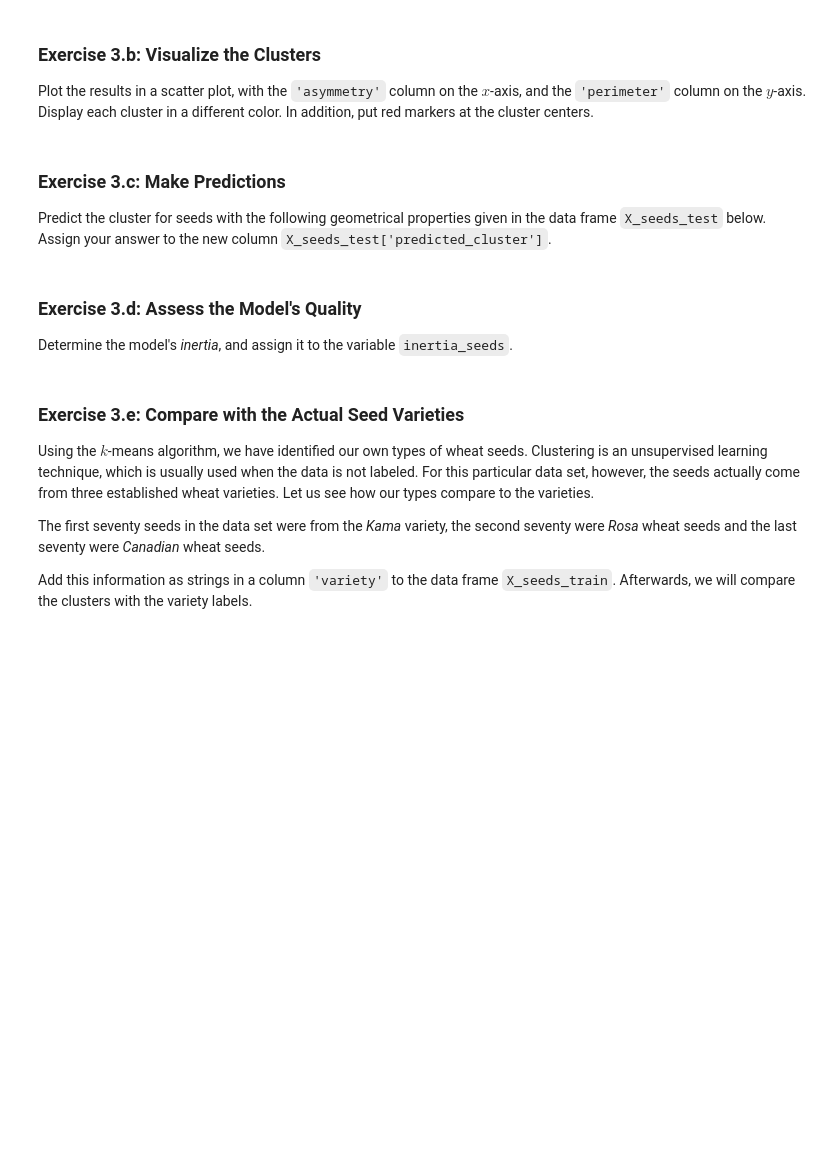
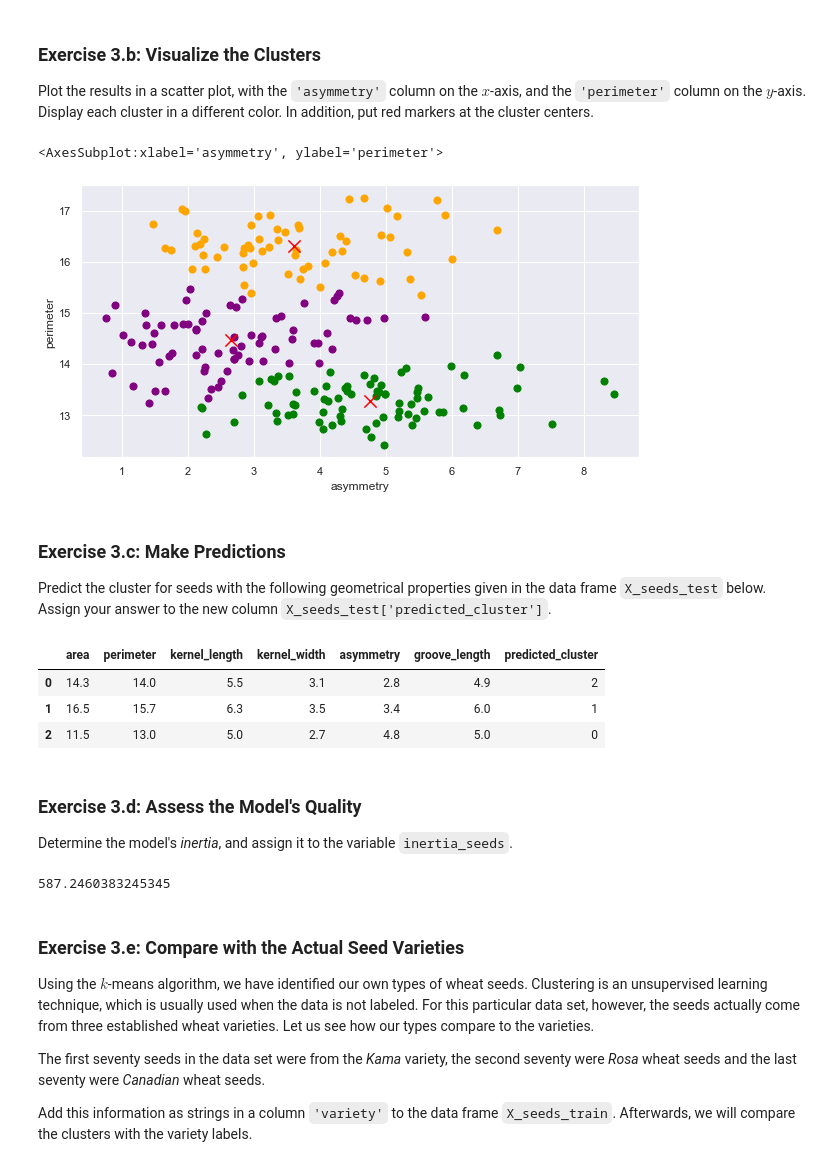
Before and after one commit to danieltyukov/tue-data-analytics, a Jupyter notebook: 3_DMM/Exercises-DMM-1819283.ipynb, the cells around one changed output. Cells and saved outputs as stored; diff of their text form; code cells hidden in the pictures; blank space fills up the shorter version.

```diff
--- a/3_DMM/Exercises-DMM-1819283.ipynb
+++ b/3_DMM/Exercises-DMM-1819283.ipynb
@@ -1000,7 +1240,12 @@ Cluster the wheat-seed data with the $k$-means algorithm with $k$ set to $3$. Pe
 # %%
 #// BEGIN_TODO [DMM_3a] Mine 3 clusters (3 points)
 
-# ===== =====> Replace this line by your code. <===== ===== #
+X_seeds_train = df_seeds.copy()
+km_seeds = KMeans(n_clusters=3)
+km_seeds.fit(X_seeds_train)
+
+centers_seeds = pd.DataFrame(km_seeds.cluster_centers_, columns=X_seeds_train.columns)
+X_seeds_train['cluster'] = km_seeds.labels_
 
 #// END_TODO [DMM_3a]
 
@@ -1020,3 +1276,16 @@ Plot the results in a scatter plot, with the `'asymmetry'` column on the $x$-axi
+# %%
+#// BEGIN_TODO [DMM_3b] Plot the clusters distinguished by color (2 points)
+
+ax = X_seeds_train[X_seeds_train['cluster']==0].plot(kind='scatter', x='asymmetry', y='perimeter', s=50, c='green')
+X_seeds_train[X_seeds_train['cluster']==1].plot(kind='scatter',x='asymmetry',y='perimeter',s=50, c='orange', ax = ax)
+X_seeds_train[X_seeds_train['cluster']==2].plot(kind='scatter',x='asymmetry',y='perimeter',s=50, c='purple', ax = ax)
+
+centers_seeds.plot(kind = 'scatter', x='asymmetry', y='perimeter', c='red', s=150, marker='x', ax=ax)
+
+#// END_TODO [DMM_3b]
+# %% [output]
+<AxesSubplot:xlabel='asymmetry', ylabel='perimeter'>
+[figure, added]
 # %% [markdown]
 ### Exercise 3.c: Make Predictions
 
@@ -1030,11 +1299,16 @@ X_seeds_test = pd.DataFrame([[14.3, 14.0, 5.5, 3.1, 2.8, 4.9],
 
 #// BEGIN_TODO [DMM_3c] Predict clusters (2 points)
 
-# ===== =====> Replace this line by your code. <===== ===== #
+X_seeds_test['predicted_cluster'] = km_seeds.predict(X_seeds_test)
 
 #// END_TODO [DMM_3c]
 
 X_seeds_test
+# %% [output]
+|  | area | perimeter | kernel_length | kernel_width | asymmetry | groove_length | predicted_cluster |
+| 0 | 14.3 | 14.0 | 5.5 | 3.1 | 2.8 | 4.9 | 2 |
+| 1 | 16.5 | 15.7 | 6.3 | 3.5 | 3.4 | 6.0 | 1 |
+| 2 | 11.5 | 13.0 | 5.0 | 2.7 | 4.8 | 5.0 | 0 |
 # %% [markdown]
 ### Exercise 3.d: Assess the Model's Quality
 
@@ -1042,11 +1316,13 @@ Determine the model's _inertia_, and assign it to the variable `inertia_seeds`.
 # %%
 #// BEGIN_TODO [DMM_3d] Model quality (1 point)
 
-# ===== =====> Replace this line by your code. <===== ===== #
+inertia_seeds = km_seeds.inertia_
 
 #// END_TODO [DMM_3d]
 
 inertia_seeds
+# %% [output]
+587.2460383245345
 # %% [markdown]
 ### Exercise 3.e: Compare with the Actual Seed Varieties
 
```
Also changed, not shown: parts of 66 cells of this notebook.
